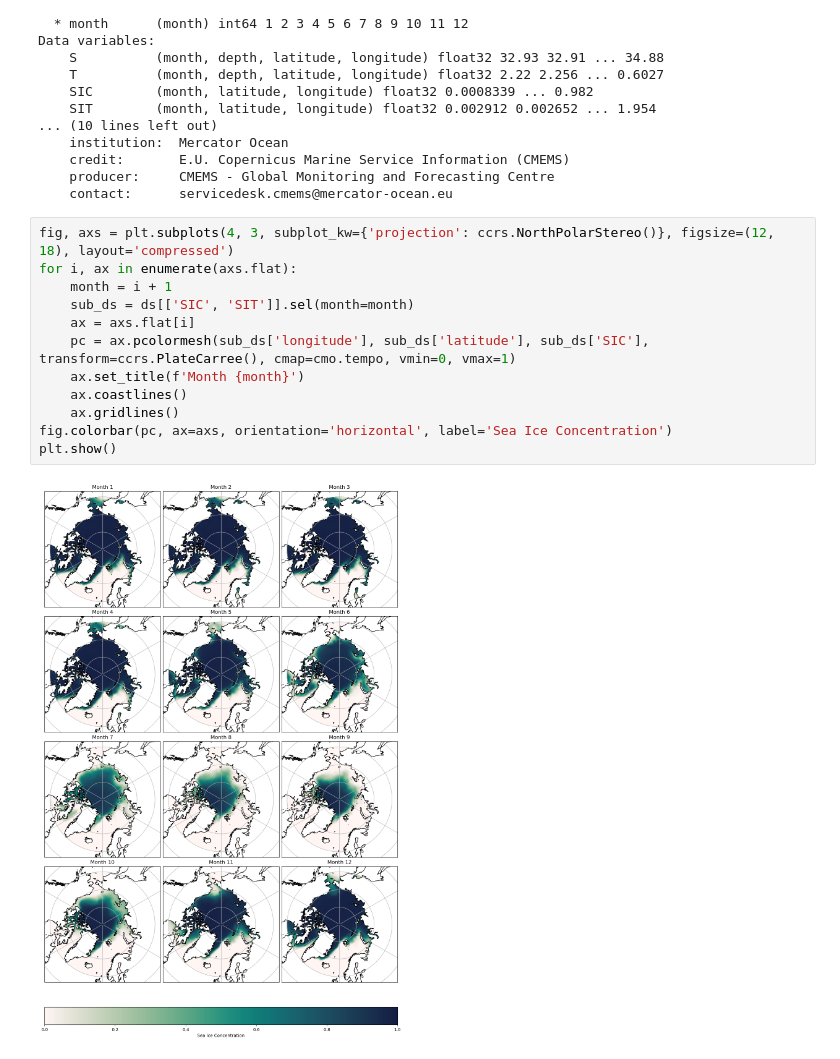
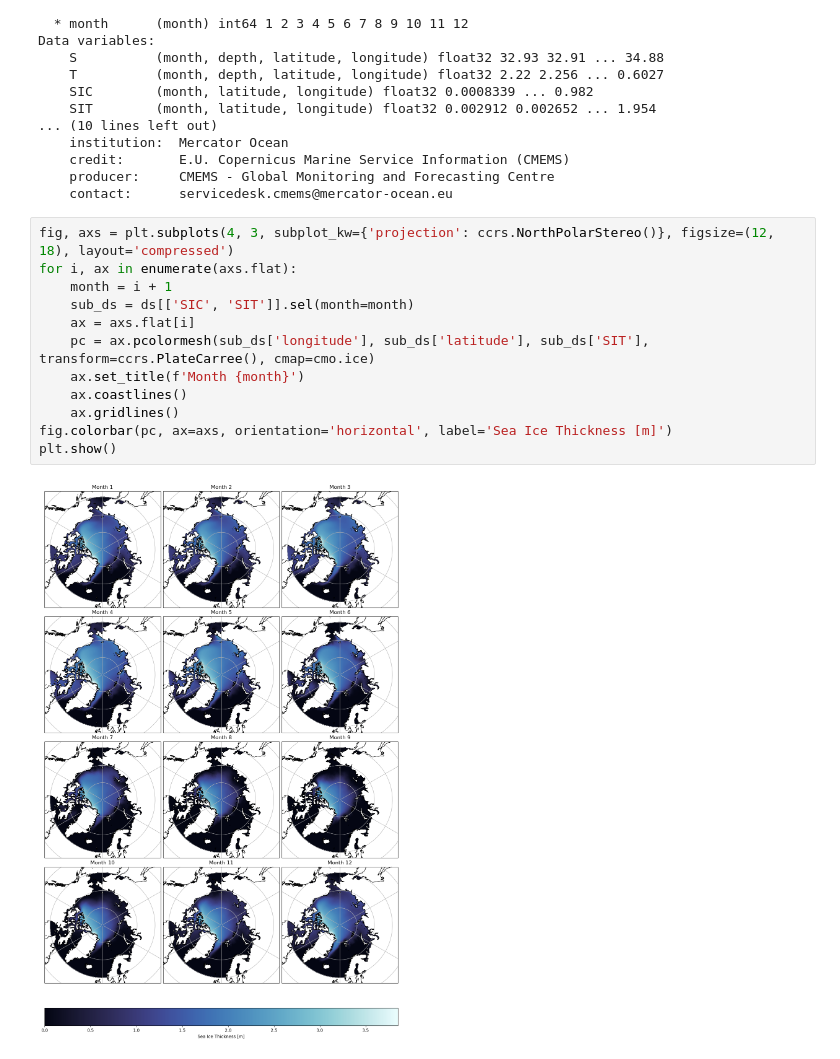
Before and after one commit to juliencollard2001/PHO_Arctic, a Jupyter notebook: climatology_sea_ice.ipynb, the cells around one changed output. Drawn from its saved outputs; the diff is of its cells as text.

```diff
--- a/climatology_sea_ice.ipynb
+++ b/climatology_sea_ice.ipynb
@@ -36,14 +36,14 @@ Data variables:
 # %%
 fig, axs = plt.subplots(4, 3, subplot_kw={'projection': ccrs.NorthPolarStereo()}, figsize=(12, 18), layout='compressed')
 for i, ax in enumerate(axs.flat):
     month = i + 1
     sub_ds = ds[['SIC', 'SIT']].sel(month=month)
     ax = axs.flat[i]
-    pc = ax.pcolormesh(sub_ds['longitude'], sub_ds['latitude'], sub_ds['SIC'], transform=ccrs.PlateCarree(), cmap=cmo.tempo, vmin=0, vmax=1)
+    pc = ax.pcolormesh(sub_ds['longitude'], sub_ds['latitude'], sub_ds['SIT'], transform=ccrs.PlateCarree(), cmap=cmo.ice)
     ax.set_title(f'Month {month}')
     ax.coastlines()
     ax.gridlines()
-fig.colorbar(pc, ax=axs, orientation='horizontal', label='Sea Ice Concentration')
+fig.colorbar(pc, ax=axs, orientation='horizontal', label='Sea Ice Thickness [m]')
 plt.show()
 # %% [output]
-[figure, old version]
+[figure, new version]
```
Also changed, not shown: 1 other file.
